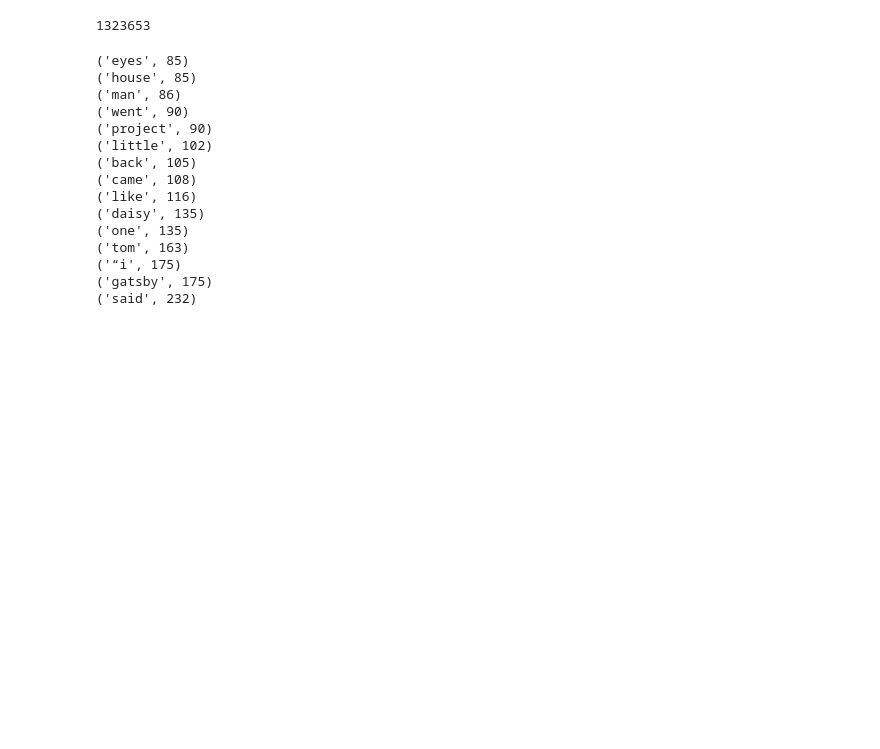
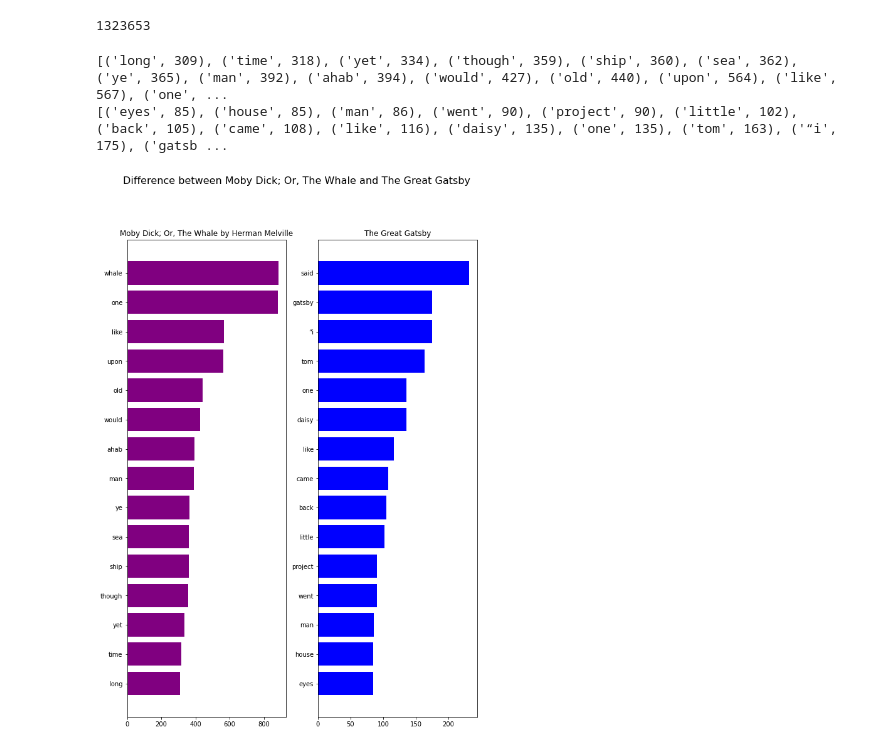
Before and after one commit to fdac22/MiniProject1, a Jupyter notebook: kmaclin1.ipynb, the cells around one changed output. Drawn from its saved outputs; the diff is of its cells as text; code cells hidden in the pictures; blank space fills up the shorter version.

Commit message:
Finished MiniProject1

```diff
--- a/kmaclin1.ipynb
+++ b/kmaclin1.ipynb
@@ -258,7 +259,7 @@ from bs4 import BeautifulSoup
 from nltk import clean_html
 from collections import Counter
 import operator
-
+#Part1
 stop_words = nltk.corpus.stopwords.words('english') + [
  'ut', '\'re','.', ',', '--', '\'s', '?', ')', '(', ':', '\'',
  '\"', '-', '}', '{', '&', '|', u'\u2014' ]
@@ -271,17 +272,20 @@ def Wordcleaning(wor):
     w = re.sub('[,"\.\'&\|:@>*;/=]', "", wor)
 
     return re.sub('^[0-9\.]*$', "", w)
-
+#This function gets the text for both books whose authors
 def getText(url):
 
     r = requests.get(url)
 
     c = Htmlcleaning(r.text).lower()
 
+    c = Wordcleaning(c)
+
     words = re.split('\s+', c)
 
-    for i in range(len(words)):
-        words[i] = Wordcleaning(words[i])
+#     for i in range(len(words)):
+#         words[i] = Wordcleaning(words[i])
+
 
     word_freq = Counter(words)
 
@@ -299,49 +303,68 @@ def getText(url):
     ml = min(len(wfs),15)
 
     return (wfs [ 0:ml ] [::-1], word_freq)
+
+(wf_ew, tw_ew) = getText('https://www.gutenberg.org/files/2701/2701-0.txt')
+print(wf_ew)
+(wf_bw, tw_bw) = getText('https://www.gutenberg.org/cache/epub/64317/pg64317.txt')
+print(wf_bw)
+# %% [output]
+[('long', 309), ('time', 318), ('yet', 334), ('though', 359), ('ship', 360), ('sea', 362), ('ye', 365), ('man', 392), ('ahab', 394), ('would', 427), ('old', 440), ('upon', 564), ('like', 567), ('one', ...
+[('eyes', 85), ('house', 85), ('man', 86), ('went', 90), ('project', 90), ('little', 102), ('back', 105), ('came', 108), ('like', 116), ('daisy', 135), ('one', 135), ('tom', 163), ('“i', 175), ('gatsb ...
 # %%
 import numpy as np
 import pylab
 import matplotlib.pyplot as plt
 
 
-def plot():
-    (wf_ee, tw_ee) = getText('https://www.gutenberg.org/cache/epub/6130/pg6130.txt')
-# print(wf_ee)
-    (wf_bu, tw_bu) = getText('https://www.gutenberg.org/cache/epub/64317/pg64317.txt')
+def plot1():
+
+    (wf_ew, tw_ew) = getText('https://www.gutenberg.org/files/2701/2701-0.txt')
+    (wf_bw, tw_bw) = getText('https://www.gutenberg.org/cache/epub/64317/pg64317.txt')
+
 
 fig, (ax,bx) = plt.subplots(1,2)
 figure = plt.gcf()
 
 
 
 words = np.array([])
 nums = np.array([])
 
-for x in wf_ee:
+for x in wf_ew:
     word = str.replace(x[0], "'", "").replace("(", "")
     words = np.append(words, word)
 
-    number = int(str.replace(rows[1], ")", ""))
+    number = int(x[1])
     nums = np.append(nums, number)
 
+# print(words)
+# print(nums)
 
-ax.set_title("The Iliaid")
-ax.barh(words, nums, color = "red")
+
+ax.set_title("Moby Dick; Or, The Whale by Herman Melville")
+ax.barh(words, nums, color = "purple")
 figure.set_size_inches(10, 10)
+
+figure = plt.gcf()
+words1 = np.array([])
+nums1 = np.array([])
+
+for y in wf_bw:
+    word1 = str.replace(y[0], "'", "").replace("(", "")
+    words1 = np.append(words1, word1)
+
+    number1 = int(y[1])
+    nums1 = np.append(nums1, number1)
+
+
+bx.set_title("The Great Gatsby")
+bx.barh(words1, nums1, color = "blue")
+
+figure.set_size_inches(10, 14)
+plt.suptitle('Difference between Moby Dick; Or, The Whale and The Great Gatsby', fontsize=16)
+plt.figure(1)
+
+plt.show()
 # %% [output]
-('eyes', 85)
-('house', 85)
-('man', 86)
-('went', 90)
-('project', 90)
-('little', 102)
-('back', 105)
-('came', 108)
-('like', 116)
-('daisy', 135)
-('one', 135)
-('tom', 163)
-('“i', 175)
-('gatsby', 175)
-('said', 232)
+[figure, added]
```
Also changed, not shown: parts of 5 cells of this notebook.
